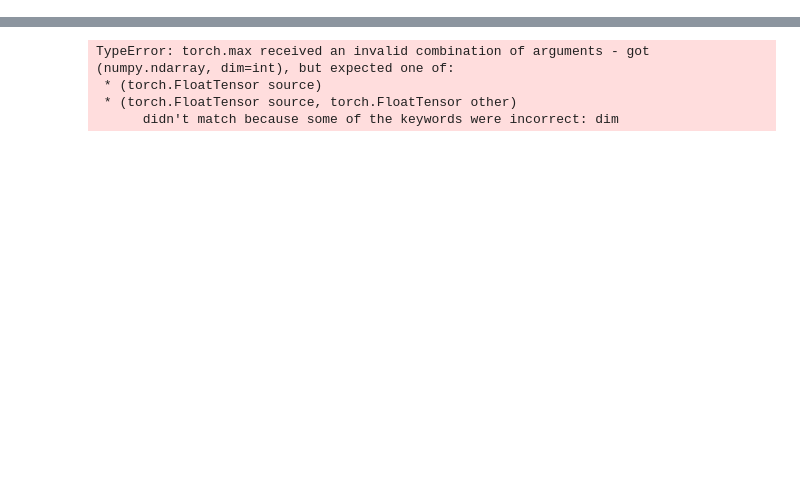
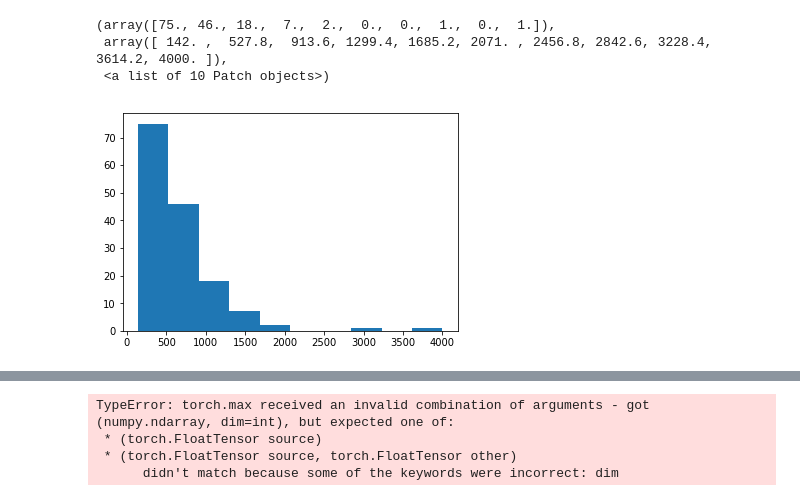
Before and after one commit to jaskinn/fastai, a Jupyter notebook: courses/dl1/lesson 1 - resnext50, dodge vs chev.ipynb, the cells around one changed output, grey strips where cells are left out. Saved outputs shown, nothing was run; the diff lists cells and outputs as text; code cells hidden in the pictures; blank space fills up the shorter version.

```diff
--- a/courses/dl1/lesson 1 - resnext50, dodge vs chev.ipynb
+++ b/courses/dl1/lesson 1 - resnext50, dodge vs chev.ipynb
@@ -23,0 +64,7 @@ learn = ConvLearner.pretrained(arch, data, precompute=True, ps=0.5)
+# %%
+plt.hist(col_sz)
+# %% [output]
+(array([75., 46., 18.,  7.,  2.,  0.,  0.,  1.,  0.,  1.]),
+ array([ 142. ,  527.8,  913.6, 1299.4, 1685.2, 2071. , 2456.8, 2842.6, 3228.4, 3614.2, 4000. ]),
+ <a list of 10 Patch objects>)
+[figure, added]
```
Also changed, not shown: parts of 16 cells of this notebook.
